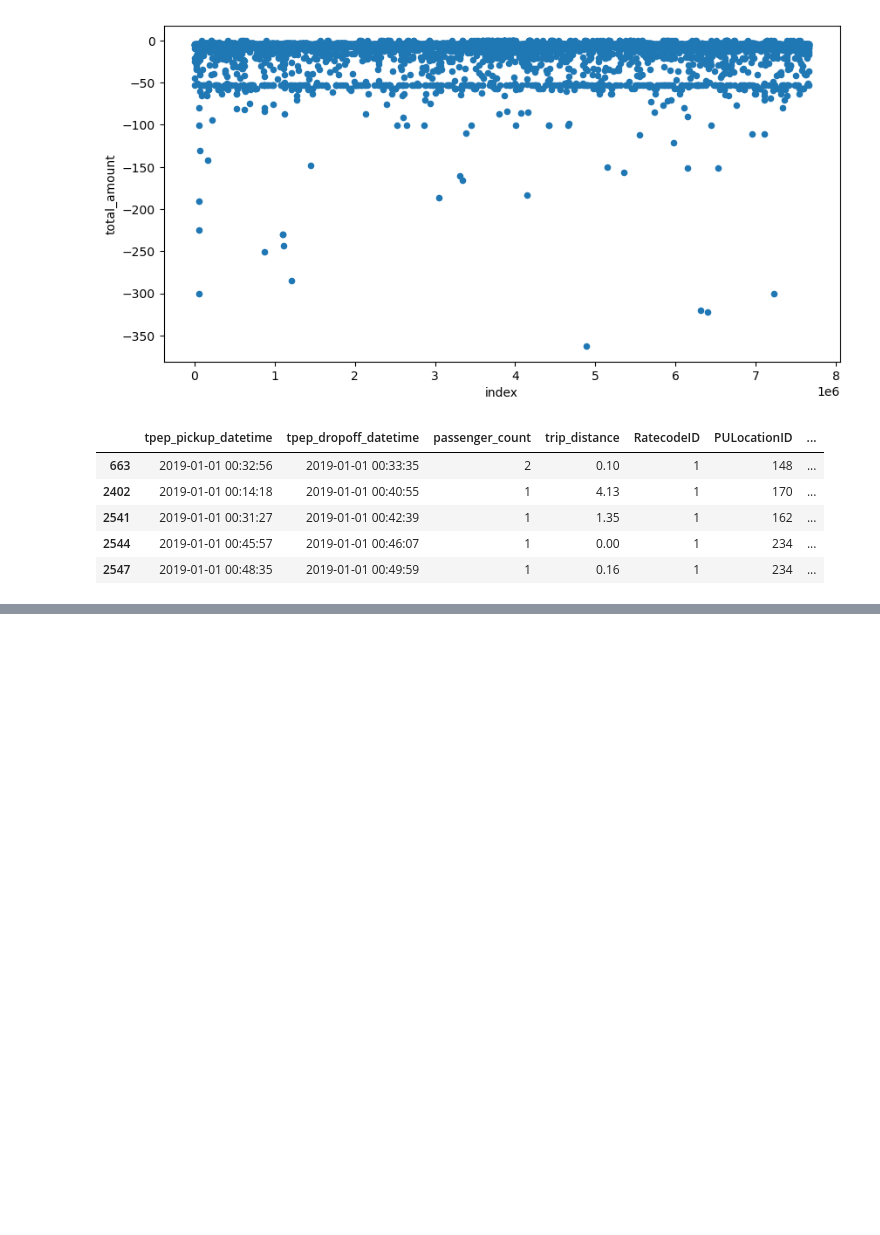
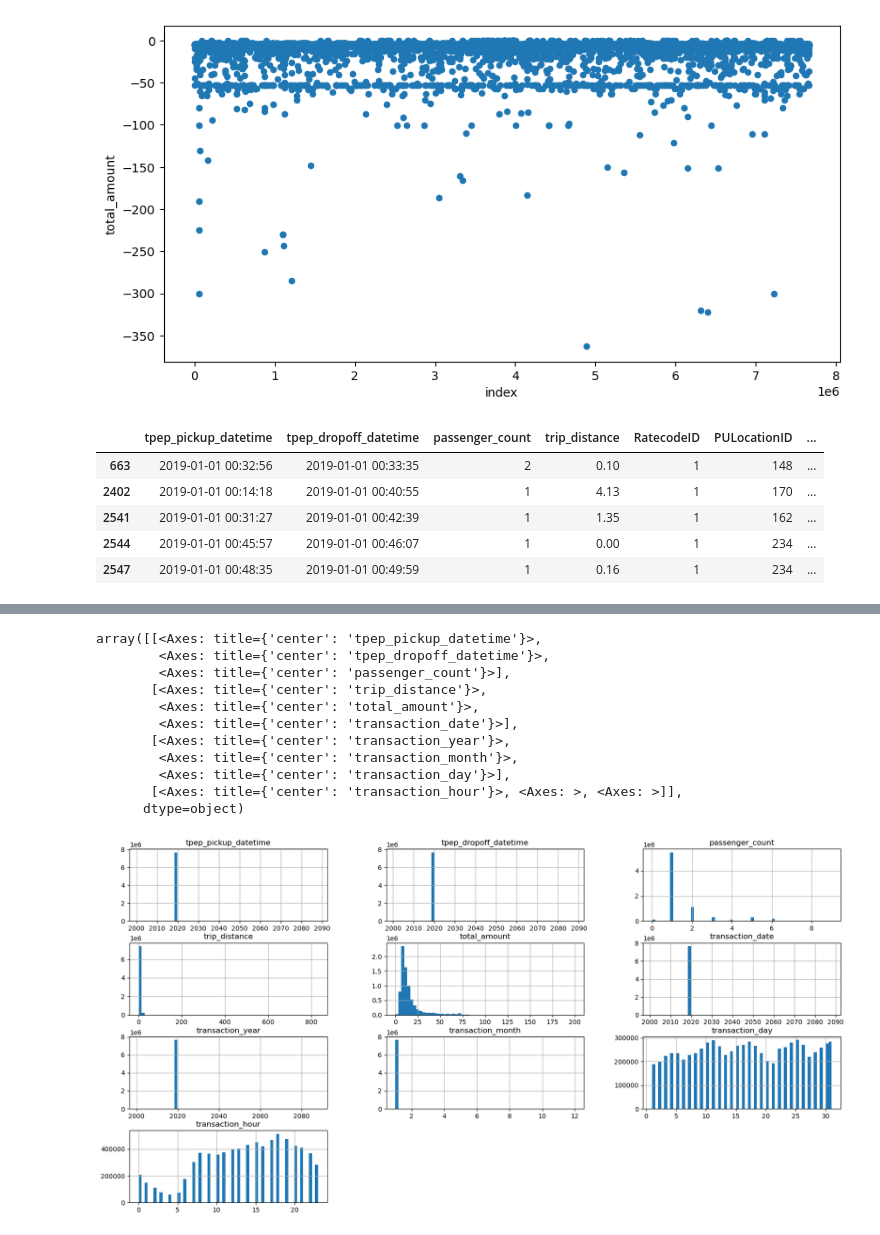
Before and after one commit to jamesaje/New-York-Taxi-Analysis, a Jupyter notebook: project_notebook.ipynb, the cells around one changed output, grey strips where cells are left out. Saved outputs shown, nothing was run; the diff lists cells and outputs as text; code cells hidden in the pictures; blank space fills up the shorter version.

```diff
--- a/project_notebook.ipynb
+++ b/project_notebook.ipynb
@@ -192,0 +211,5 @@ dtype: int64
+# %%
+trip_data_final.loc[:,'RatecodeID'] = trip_data_final['RatecodeID'].astype(str)
+trip_data_final.loc[:,'PULocationID'] = trip_data_final['PULocationID'].astype(str)
+trip_data_final.loc[:,'DOLocationID'] = trip_data_final['DOLocationID'].astype(str)
+trip_data_final.loc[:,'payment_type'] = trip_data_final['payment_type'].astype(str)
@@ -192,0 +238,3 @@ dtype: int64
+# %%
+trip_data_final['tpep_pickup_datetime'] = pd.to_datetime(trip_data_final['tpep_pickup_datetime'])
+trip_data_final['tpep_dropoff_datetime'] = pd.to_datetime(trip_data_final['tpep_dropoff_datetime'])
@@ -192,0 +269,7 @@ dtype: int64
+# %%
+trip_data_final['transaction_date'] = pd.to_datetime(trip_data_final['tpep_pickup_datetime'].dt.date)
+# %%
+trip_data_final['transaction_year'] = trip_data_final['tpep_pickup_datetime'].dt.year
+trip_data_final['transaction_month'] = trip_data_final['tpep_pickup_datetime'].dt.month
+trip_data_final['transaction_day'] = trip_data_final['tpep_pickup_datetime'].dt.day
+trip_data_final['transaction_hour'] = trip_data_final['tpep_pickup_datetime'].dt.hour
@@ -192,0 +285,15 @@ dtype: int64
+# %%
+trip_data_final.hist(figsize=(20,10), bins=60)
+# %% [output]
+array([[<Axes: title={'center': 'tpep_pickup_datetime'}>,
+        <Axes: title={'center': 'tpep_dropoff_datetime'}>,
+        <Axes: title={'center': 'passenger_count'}>],
+       [<Axes: title={'center': 'trip_distance'}>,
+        <Axes: title={'center': 'total_amount'}>,
+        <Axes: title={'center': 'transaction_date'}>],
+       [<Axes: title={'center': 'transaction_year'}>,
+        <Axes: title={'center': 'transaction_month'}>,
+        <Axes: title={'center': 'transaction_day'}>],
+       [<Axes: title={'center': 'transaction_hour'}>, <Axes: >, <Axes: >]],
+      dtype=object)
+[figure, added]
```
Also changed, not shown: parts of 46 cells of this notebook.
